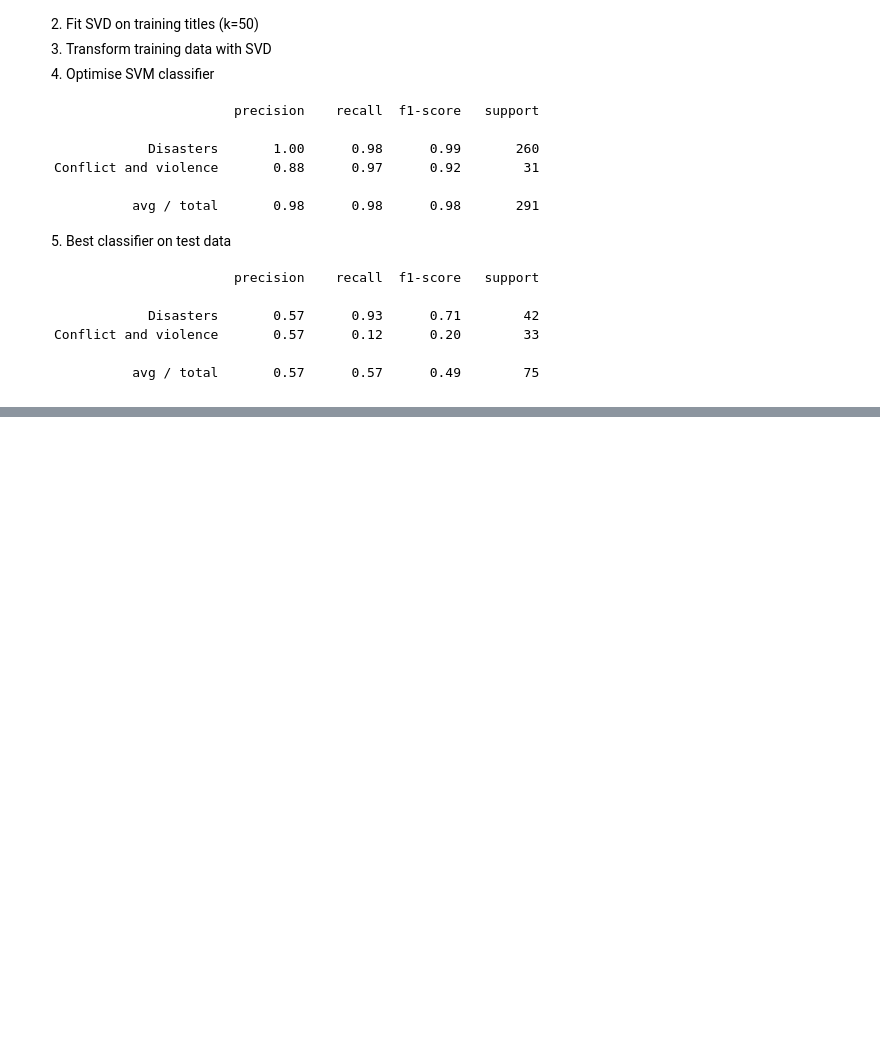
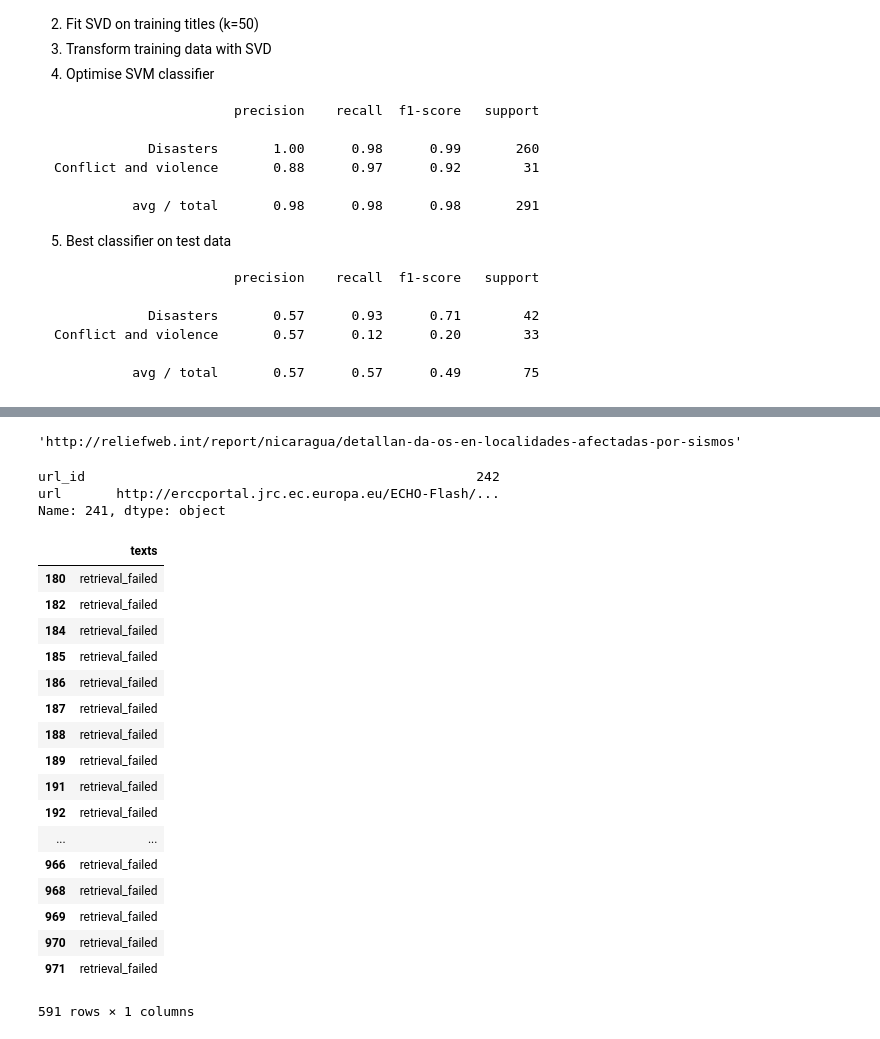
Before and after one commit to Data4Democracy/internal-displacement, a Jupyter notebook: notebooks/lsi_svm_classification-old.ipynb, the cells around one changed output, grey strips where cells are left out. Saved outputs shown, nothing was run; the diff lists cells and outputs as text; code cells hidden in the pictures; blank space fills up the shorter version.

Commit message:
classification and data notebooks

```diff
--- a/notebooks/lsi_svm_classification-old.ipynb
+++ b/notebooks/lsi_svm_classification-old.ipynb
@@ -456,0 +480,4 @@ Conflict and violence       0.57      0.12      0.20        33
+# %%
+test_urls = pd.read_csv('../../data/test/IDETECT_test_dataset - Tagging.csv')
+# %%
+urls = test_urls['url']
@@ -456,0 +486,2 @@ Conflict and violence       0.57      0.12      0.20        33
+# %%
+texts, indices, urls_done = scrape_urls(urls)
@@ -456,0 +524,7 @@ Conflict and violence       0.57      0.12      0.20        33
+# %%
+d = {'texts':texts}
+scraped_test_tags = pd.DataFrame(data=d)
+# %%
+urls[180]
+# %% [output]
+'http://reliefweb.int/report/nicaragua/detallan-da-os-en-localidades-afectadas-por-sismos'
@@ -456,0 +533,27 @@ Conflict and violence       0.57      0.12      0.20        33
+# %%
+scraped.iloc[180]
+# %% [output]
+url_id                                                  242
+url       http://erccportal.jrc.ec.europa.eu/ECHO-Flash/...
+Name: 241, dtype: object
+# %%
+scraped_test_tags[scraped_test_tags['texts'].str.contains('failed')]
+# %% [output]
+|  | texts |
+| 180 | retrieval_failed |
+| 182 | retrieval_failed |
+| 184 | retrieval_failed |
+| 185 | retrieval_failed |
+| 186 | retrieval_failed |
+| 187 | retrieval_failed |
+| 188 | retrieval_failed |
+| 189 | retrieval_failed |
+| 191 | retrieval_failed |
+| 192 | retrieval_failed |
+| ... | ... |
+| 966 | retrieval_failed |
+| 968 | retrieval_failed |
+| 969 | retrieval_failed |
+| 970 | retrieval_failed |
+| 971 | retrieval_failed |
+591 rows × 1 columns
```
Also changed, not shown: parts of 6 cells of this notebook, 2 other files.
